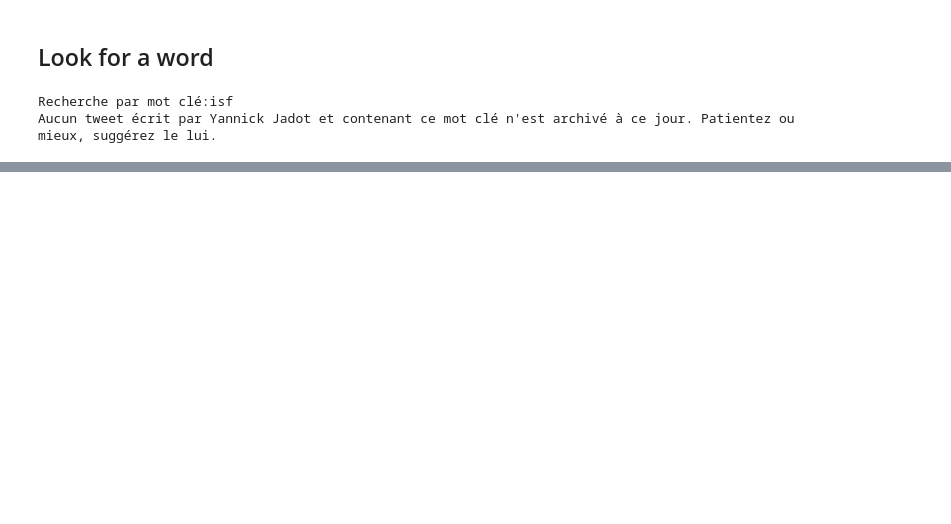
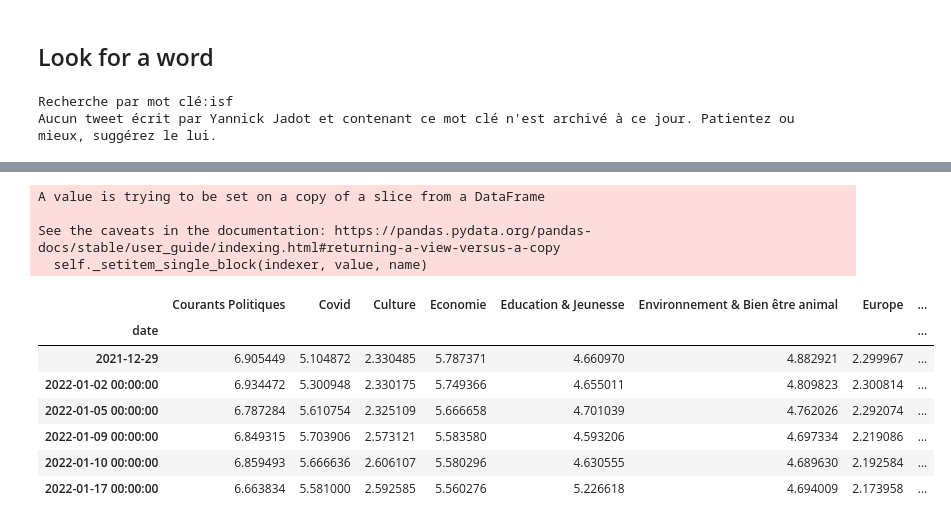
Before and after one commit to AntoineLecoursonnois/Training, a Jupyter notebook: Data_Analysis/Machine_Learning/NLP/Politics_on_twitter/3 - Design before deployment.ipynb, the cells around one changed output, grey strips where cells are left out. Saved outputs shown, nothing was run; the diff lists cells and outputs as text; code cells hidden in the pictures; blank space fills up the shorter version.

```diff
--- a/Data_Analysis/Machine_Learning/NLP/Politics_on_twitter/3 - Design before deployment.ipynb
+++ b/Data_Analysis/Machine_Learning/NLP/Politics_on_twitter/3 - Design before deployment.ipynb
@@ -1366,0 +1499,24 @@ Aucun tweet écrit par Yannick Jadot et contenant ce mot clé n'est archivé à
+# %%
+# Add a total score column to compute the percentage
+total_per_day_list = list(archive_pivot_df.T.cumsum().iloc[-1])
+archive_pivot_df["total_per_day"] = total_per_day_list
+# Compute the percentage score
+for i in range(len(themes)):
+    for j in range(archive_pivot_df.shape[0]):
+        archive_pivot_df[themes[i]].iloc[j] = (archive_pivot_df[themes[i]].iloc[j] / archive_pivot_df["total_per_day"].iloc[j])*100
+# %% [output]
+A value is trying to be set on a copy of a slice from a DataFrame
+
+See the caveats in the documentation: https://pandas.pydata.org/pandas-docs/stable/user_guide/indexing.html#returning-a-view-versus-a-copy
+  self._setitem_single_block(indexer, value, name)
+# %%
+archive_pivot_df
+# %% [output]
+|  | Courants Politiques | Covid | Culture | Economie | Education & Jeunesse | Environnement & Bien être animal | Europe | ... |
+| date |  |  |  |  |  |  |  | ... |
+| 2021-12-29 | 6.905449 | 5.104872 | 2.330485 | 5.787371 | 4.660970 | 4.882921 | 2.299967 | ... |
+| 2022-01-02 00:00:00 | 6.934472 | 5.300948 | 2.330175 | 5.749366 | 4.655011 | 4.809823 | 2.300814 | ... |
+| 2022-01-05 00:00:00 | 6.787284 | 5.610754 | 2.325109 | 5.666658 | 4.701039 | 4.762026 | 2.292074 | ... |
+| 2022-01-09 00:00:00 | 6.849315 | 5.703906 | 2.573121 | 5.583580 | 4.593206 | 4.697334 | 2.219086 | ... |
+| 2022-01-10 00:00:00 | 6.859493 | 5.666636 | 2.606107 | 5.580296 | 4.630555 | 4.689630 | 2.192584 | ... |
+| 2022-01-17 00:00:00 | 6.663834 | 5.581000 | 2.592585 | 5.560276 | 5.226618 | 4.694009 | 2.173958 | ... |
```
Also changed, not shown: parts of 22 cells of this notebook.
